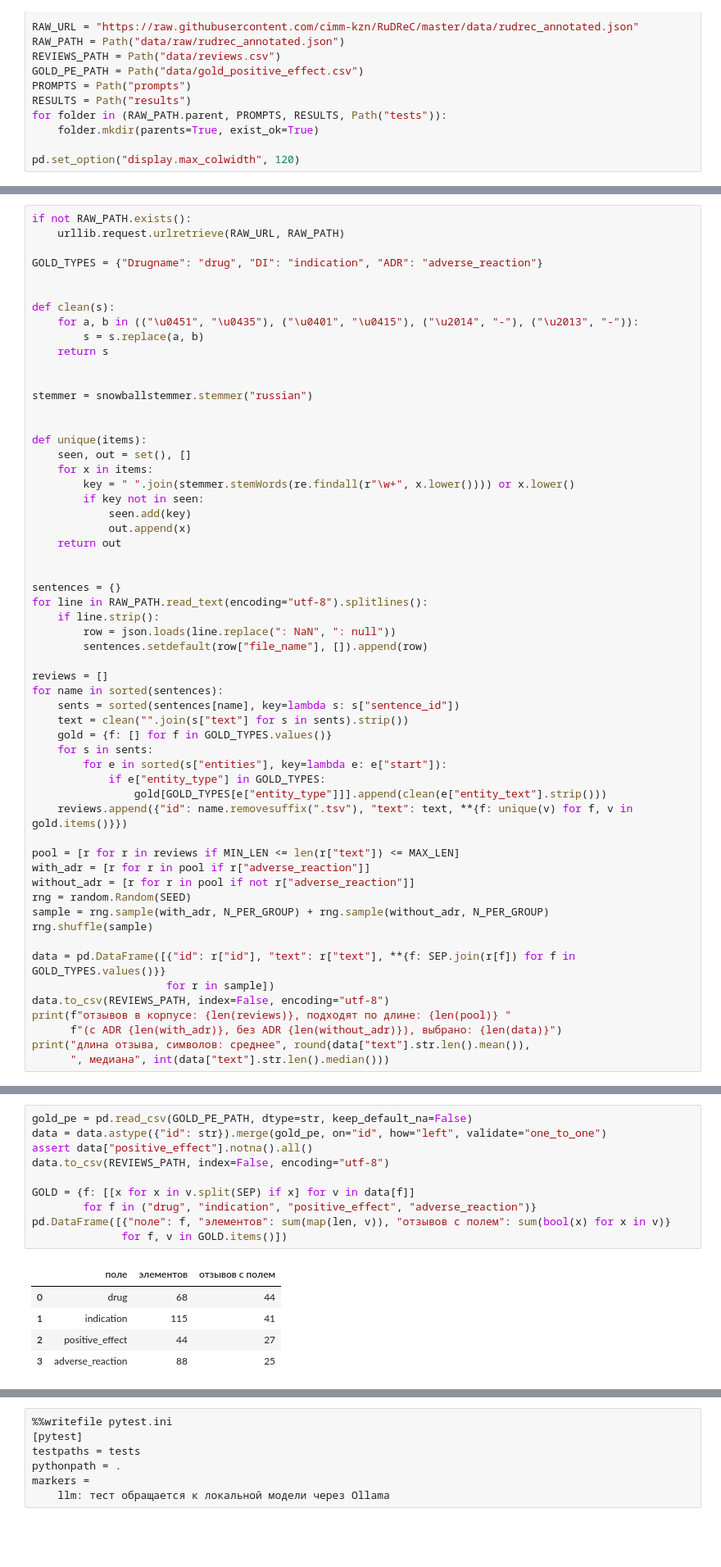
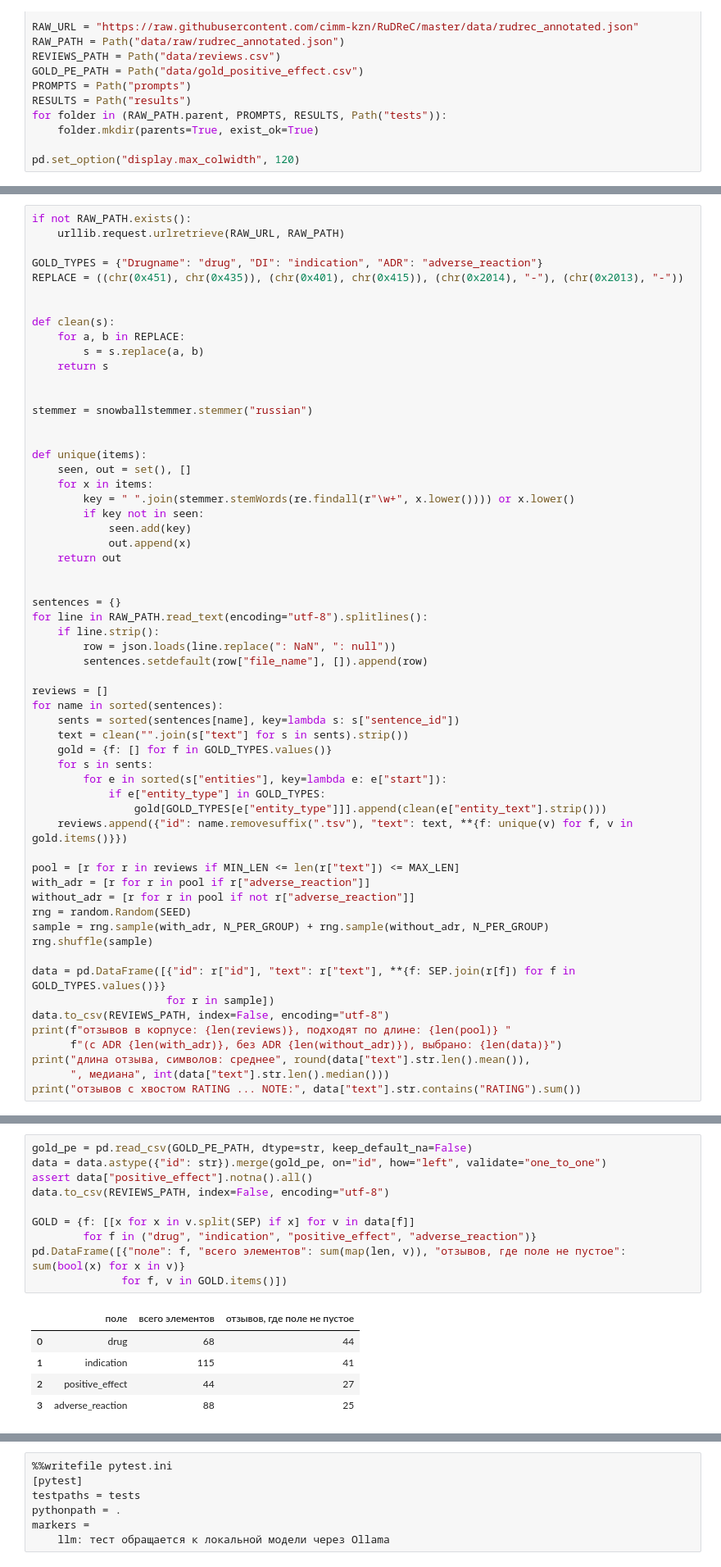
Before and after one commit to Toneryy/aot-2026, a Jupyter notebook: Daniil_Meshcheryakov/lab4/lab4.ipynb, the cells around one changed output, grey strips where cells are left out. Shown at 82% size. Saved outputs shown, nothing was run; the diff lists cells and outputs as text; blank space fills up the shorter version.

```diff
--- a/Daniil_Meshcheryakov/lab4/lab4.ipynb
+++ b/Daniil_Meshcheryakov/lab4/lab4.ipynb
@@ -59,10 +59,11 @@ if not RAW_PATH.exists():
     urllib.request.urlretrieve(RAW_URL, RAW_PATH)
 
 GOLD_TYPES = {"Drugname": "drug", "DI": "indication", "ADR": "adverse_reaction"}
+REPLACE = ((chr(0x451), chr(0x435)), (chr(0x401), chr(0x415)), (chr(0x2014), "-"), (chr(0x2013), "-"))
 
 
 def clean(s):
-    for a, b in (("\u0451", "\u0435"), ("\u0401", "\u0415"), ("\u2014", "-"), ("\u2013", "-")):
+    for a, b in REPLACE:
         s = s.replace(a, b)
     return s
 
@@ -111,6 +112,7 @@ print(f"отзывов в корпусе: {len(reviews)}, подходят по
       f"(с ADR {len(with_adr)}, без ADR {len(without_adr)}), выбрано: {len(data)}")
 print("длина отзыва, символов: среднее", round(data["text"].str.len().mean()),
       ", медиана", int(data["text"].str.len().median()))
+print("отзывов с хвостом RATING ... NOTE:", data["text"].str.contains("RATING").sum())
 # %% [output]
 отзывов в корпусе: 500, подходят по длине: 451 (с ADR 176, без ADR 275), выбрано: 50
 длина отзыва, символов: среднее 713 , медиана 711
@@ -117,15 +120,15 @@ print("длина отзыва, символов: среднее", round(data["t
 # %%
 gold_pe = pd.read_csv(GOLD_PE_PATH, dtype=str, keep_default_na=False)
 data = data.astype({"id": str}).merge(gold_pe, on="id", how="left", validate="one_to_one")
 assert data["positive_effect"].notna().all()
 data.to_csv(REVIEWS_PATH, index=False, encoding="utf-8")
 
 GOLD = {f: [[x for x in v.split(SEP) if x] for v in data[f]]
         for f in ("drug", "indication", "positive_effect", "adverse_reaction")}
-pd.DataFrame([{"поле": f, "элементов": sum(map(len, v)), "отзывов с полем": sum(bool(x) for x in v)}
+pd.DataFrame([{"поле": f, "всего элементов": sum(map(len, v)), "отзывов, где поле не пустое": sum(bool(x) for x in v)}
               for f, v in GOLD.items()])
 # %% [output]
-|  | поле | элементов | отзывов с полем |
+|  | поле | всего элементов | отзывов, где поле не пустое |
 | 0 | drug | 68 | 44 |
 | 1 | indication | 115 | 41 |
 | 2 | positive_effect | 44 | 27 |
```
Also changed, not shown: parts of 44 cells of this notebook, 18 other files.
